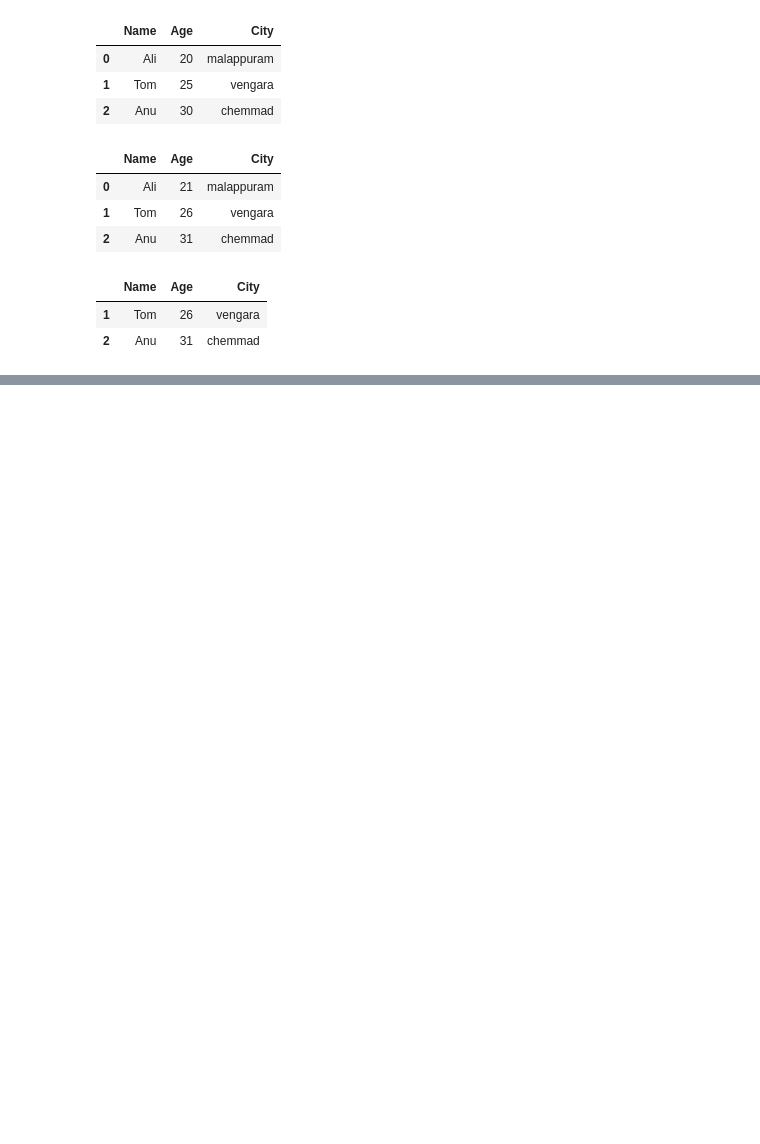
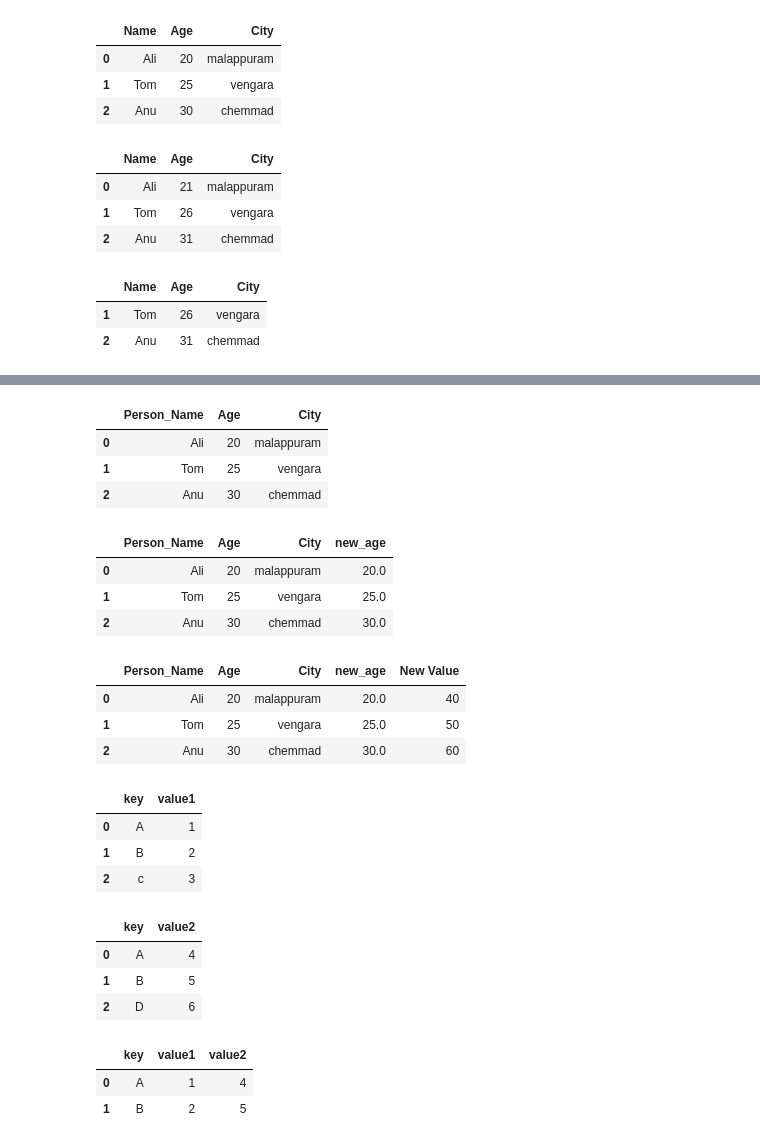
Before and after one commit to fahim-506/Data_Analysis, a Jupyter notebook: Pandas/pandas.ipynb, the cells around one changed output, grey strips where cells are left out. Saved outputs shown, nothing was run; the diff lists cells and outputs as text; code cells hidden in the pictures; blank space fills up the shorter version.

Commit message:
data manipulation with Pandas

```diff
--- a/Pandas/pandas.ipynb
+++ b/Pandas/pandas.ipynb
@@ -189,0 +190,26 @@ df.describe()
+# %%
+# change column name
+df=df.rename(columns={'Name':'Person_Name'})
+df.head()
+# %% [output]
+|  | Person_Name | Age | City |
+| 0 | Ali | 20 | malappuram |
+| 1 | Tom | 25 | vengara |
+| 2 | Anu | 30 | chemmad |
+# %%
+# change datatype
+df['new_age']=df['Age'].astype(float)
+df.head()
+# %% [output]
+|  | Person_Name | Age | City | new_age |
+| 0 | Ali | 20 | malappuram | 20.0 |
+| 1 | Tom | 25 | vengara | 25.0 |
+| 2 | Anu | 30 | chemmad | 30.0 |
+# %%
+df['New Value']=df['Age'].apply(lambda x:x*2)
+df.head()
+# %% [output]
+|  | Person_Name | Age | City | new_age | New Value |
+| 0 | Ali | 20 | malappuram | 20.0 | 40 |
+| 1 | Tom | 25 | vengara | 25.0 | 50 |
+| 2 | Anu | 30 | chemmad | 30.0 | 60 |
@@ -189,0 +219,25 @@ df.describe()
+# %%
+# merging and joining Dataframe
+# Create simple Dataframe
+df1 =pd.DataFrame({'key':['A','B','c'],'value1':[1,2,3]})
+df2 =pd.DataFrame({'key':['A','B','D'],'value2':[4,5,6]})
+df1
+# %% [output]
+|  | key | value1 |
+| 0 | A | 1 |
+| 1 | B | 2 |
+| 2 | c | 3 |
+# %%
+df2
+# %% [output]
+|  | key | value2 |
+| 0 | A | 4 |
+| 1 | B | 5 |
+| 2 | D | 6 |
+# %%
+# merging Dataframe on the key column
+pd.merge(df1,df2,on='key',how='inner')
+# %% [output]
+|  | key | value1 | value2 |
+| 0 | A | 1 | 4 |
+| 1 | B | 2 | 5 |
```
Also changed, not shown: parts of 10 cells of this notebook, 1 other file.
